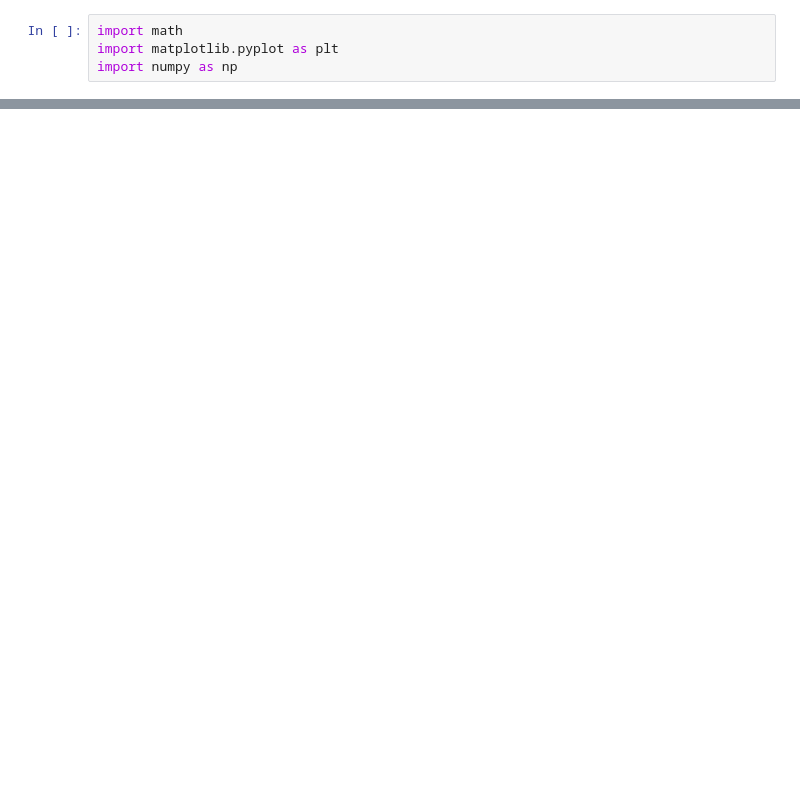
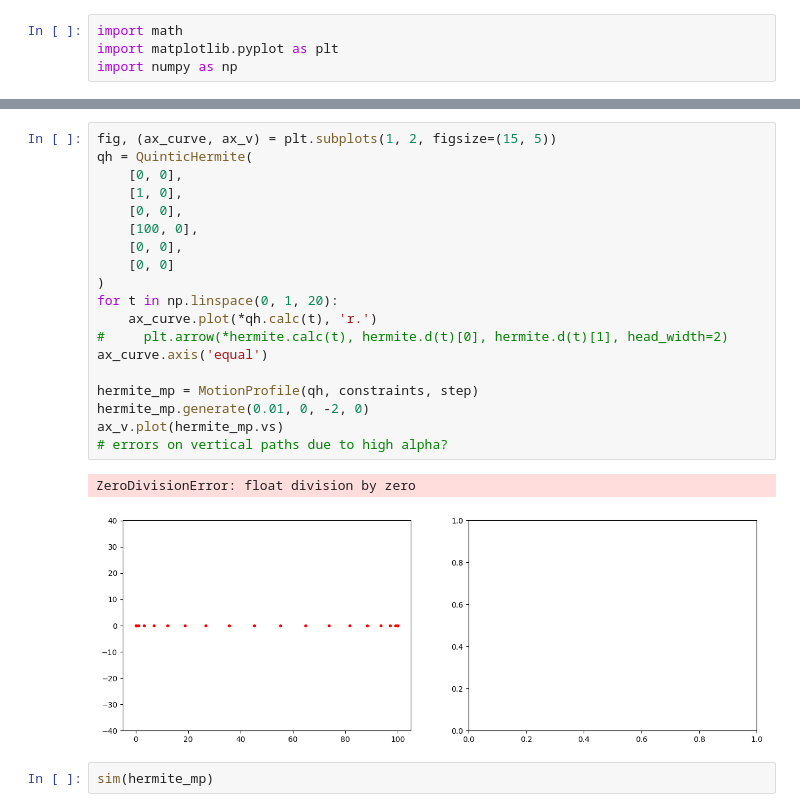
Before and after one commit to ryawa/motion-profiling, a Jupyter notebook: mp.ipynb, the cells around one changed output, grey strips where cells are left out. Saved outputs shown, nothing was run; the diff lists cells and outputs as text; blank space fills up the shorter version.

```diff
--- a/mp.ipynb
+++ b/mp.ipynb
@@ -197,0 +430,24 @@ ax2.plot([i for i in range(len(vels))], right_wheels)
+# %%
+fig, (ax_curve, ax_v) = plt.subplots(1, 2, figsize=(15, 5))
+qh = QuinticHermite(
+    [0, 0],
+    [1, 0],
+    [0, 0],
+    [100, 0],
+    [0, 0],
+    [0, 0]
+)
+for t in np.linspace(0, 1, 20):
+    ax_curve.plot(*qh.calc(t), 'r.')
+#     plt.arrow(*hermite.calc(t), hermite.d(t)[0], hermite.d(t)[1], head_width=2)
+ax_curve.axis('equal')
+
+hermite_mp = MotionProfile(qh, constraints, step)
+hermite_mp.generate(0.01, 0, -2, 0)
+ax_v.plot(hermite_mp.vs)
+# errors on vertical paths due to high alpha?
+# %% [output]
+ZeroDivisionError: float division by zero
+[figure, added]
+# %%
+sim(hermite_mp)
```
Also changed, not shown: parts of 15 cells of this notebook.
